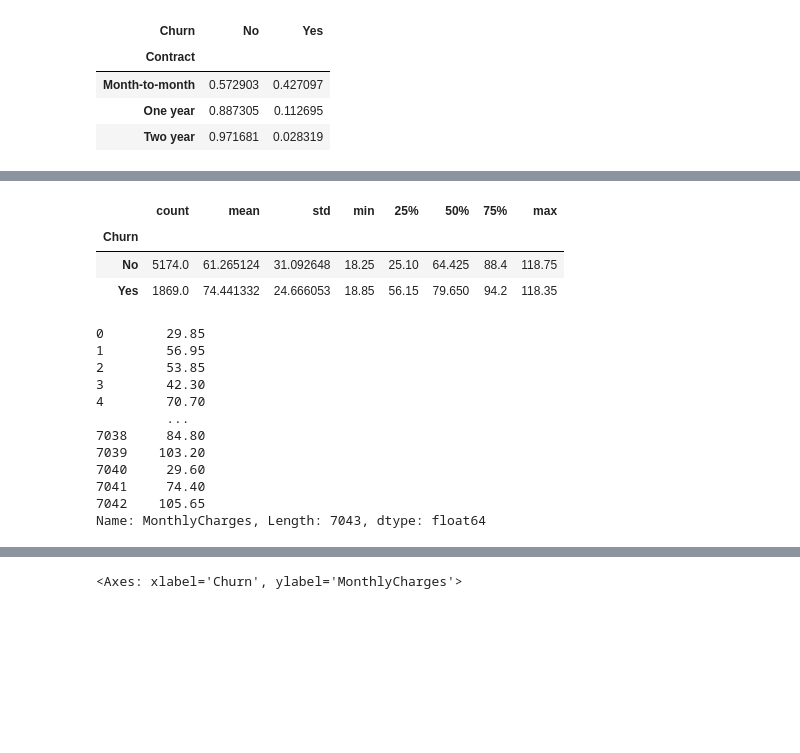
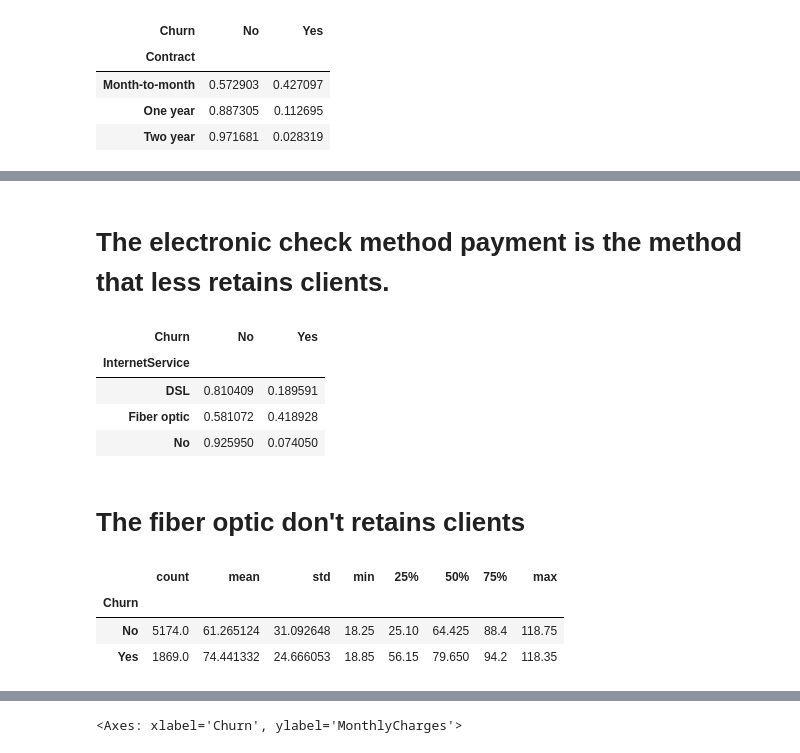
Before and after one commit to Afga10/churn-prediction-business-decision, a Jupyter notebook: notebooks/exploration.ipynb, the cells around one changed output, grey strips where cells are left out. Saved outputs shown, nothing was run; the diff lists cells and outputs as text; code cells hidden in the pictures; blank space fills up the shorter version.

```diff
--- a/notebooks/exploration.ipynb
+++ b/notebooks/exploration.ipynb
@@ -80,3 +91,15 @@ pd.crosstab(df["Contract"], df["Churn"], normalize="index")
+# %% [markdown]
+# The electronic check method payment is the method that less retains clients.
+# %%
+pd.crosstab(df["InternetService"], df["Churn"], normalize="index")
+# %% [output]
+| Churn | No | Yes |
+| InternetService |  |  |
+| DSL | 0.810409 | 0.189591 |
+| Fiber optic | 0.581072 | 0.418928 |
+| No | 0.925950 | 0.074050 |
+# %% [markdown]
+# The fiber optic don't retains clients
 # %%
 df.groupby("Churn")["MonthlyCharges"].describe()
 # %% [output]
@@ -84,18 +107,3 @@ df.groupby("Churn")["MonthlyCharges"].describe()
 | Churn |  |  |  |  |  |  |  |  |
 | No | 5174.0 | 61.265124 | 31.092648 | 18.25 | 25.10 | 64.425 | 88.4 | 118.75 |
 | Yes | 1869.0 | 74.441332 | 24.666053 | 18.85 | 56.15 | 79.650 | 94.2 | 118.35 |
-# %%
-df["MonthlyCharges"]
-# %% [output]
-0        29.85
-1        56.95
-2        53.85
-3        42.30
-4        70.70
-         ...
-7038     84.80
-7039    103.20
-7040     29.60
-7041     74.40
-7042    105.65
-Name: MonthlyCharges, Length: 7043, dtype: float64
```
Also changed, not shown: parts of 11 cells of this notebook.
